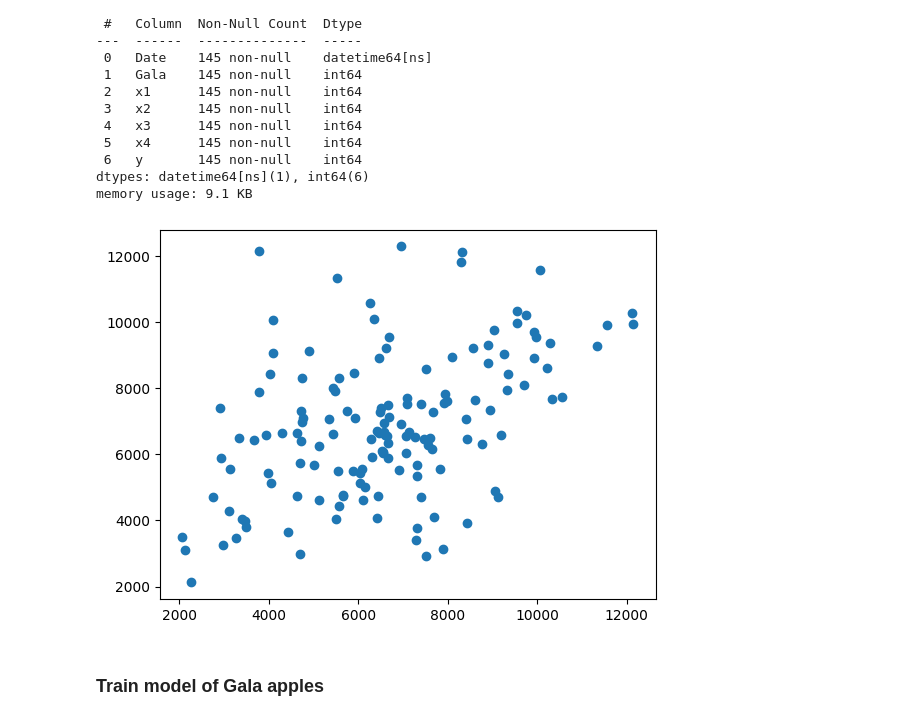
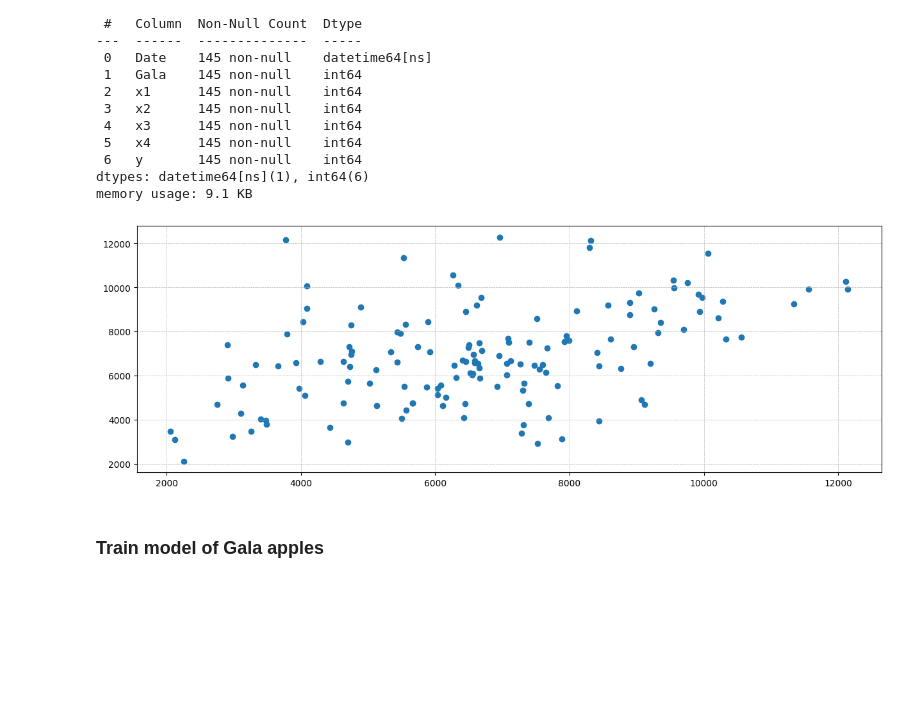
Before and after one commit to OatKID/RegressionMiniProject, a Jupyter notebook: algorithm/Gala/sequence_predict_1/linear_regression.ipynb, the cells around one changed output. Drawn from its saved outputs; the diff is of its cells as text; code cells hidden in the pictures; blank space fills up the shorter version.

```diff
--- a/algorithm/Gala/sequence_predict_1/linear_regression.ipynb
+++ b/algorithm/Gala/sequence_predict_1/linear_regression.ipynb
@@ -77,10 +83,12 @@ Data columns (total 7 columns):
 dtypes: datetime64[ns](1), int64(6)
 memory usage: 9.1 KB
 # %%
+plt.figure(figsize=(15,5))
 plt.scatter(df_gala["Gala"], df_gala["y"])
+plt.grid(linestyle = '--', linewidth = 0.5)
 plt.show()
 # %% [output]
-[figure, old version]
+[figure, new version]
 # %%
 x = np.array(df_gala.drop(columns="y"))
 y = np.array(df_gala.drop(columns=["Gala", "x1", "x2", "x3", "x4"]))
```
Also changed, not shown: parts of 5 cells of this notebook, 2 other files.
